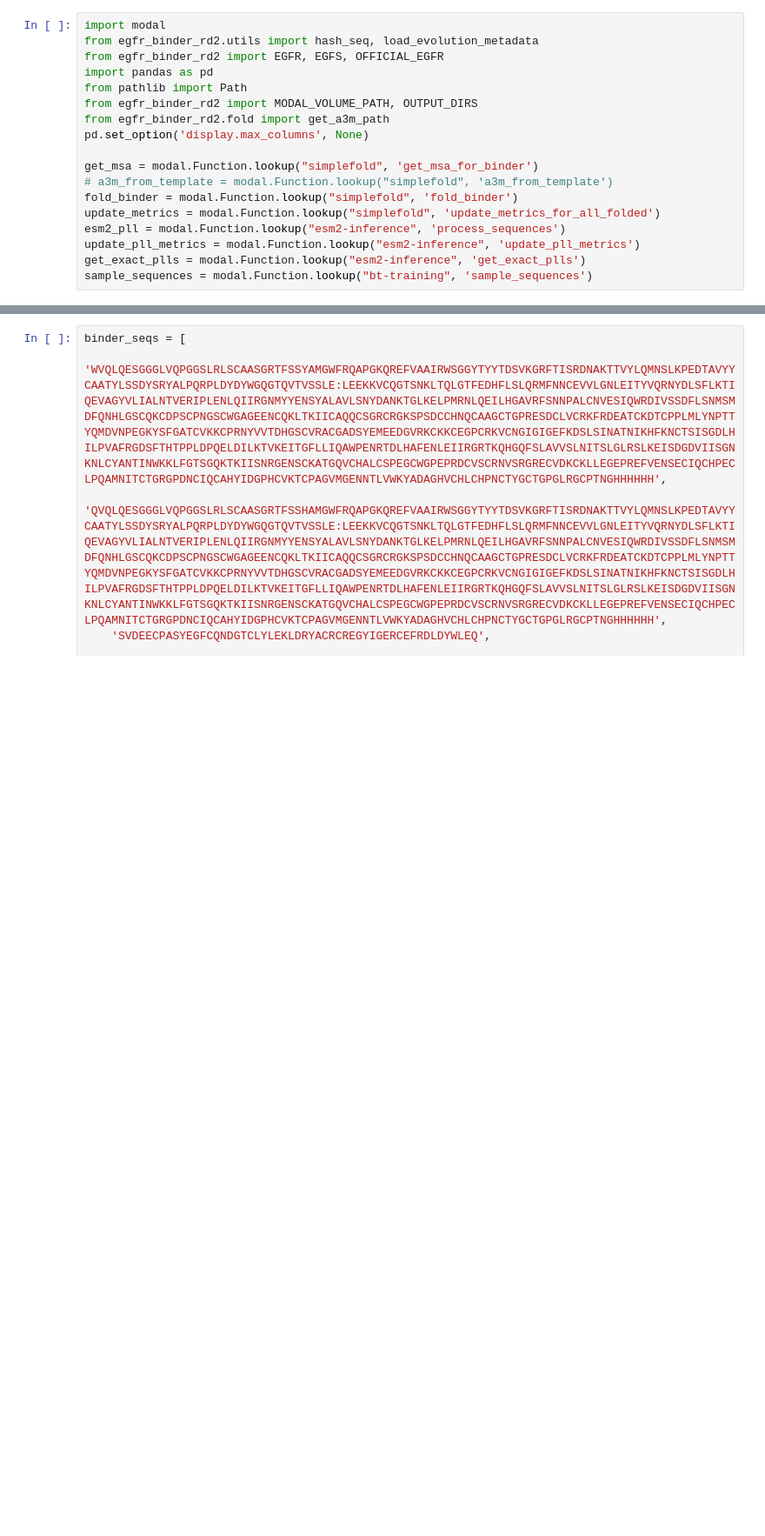
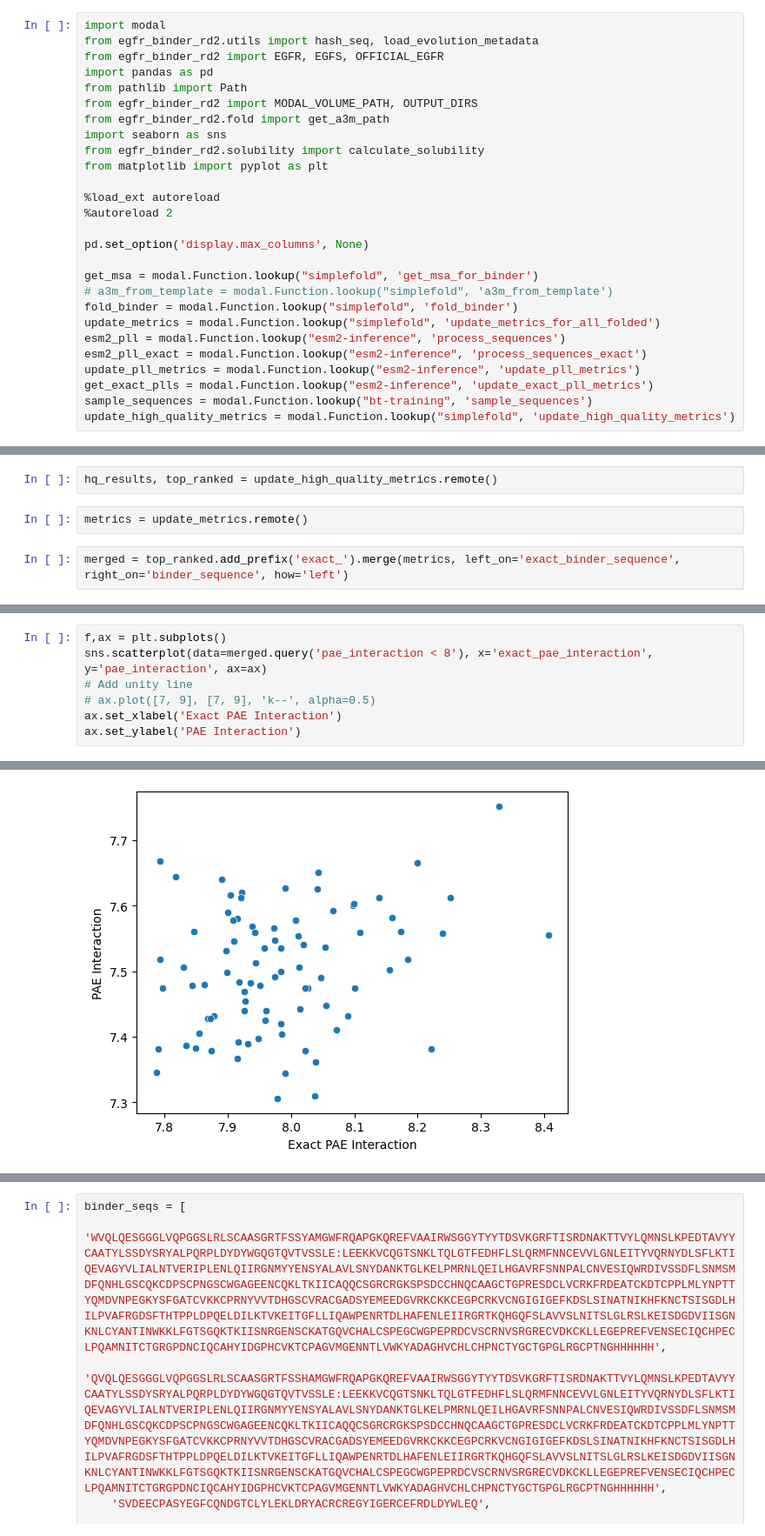
Before and after one commit to ANaka/egfr_binder_rd2, a Jupyter notebook: notebooks/fold.ipynb, the cells around one changed output, grey strips where cells are left out. Shown at 87% size. Saved outputs shown, nothing was run; the diff lists cells and outputs as text; blank space fills up the shorter version.

```diff
--- a/notebooks/fold.ipynb
+++ b/notebooks/fold.ipynb
@@ -6,6 +6,13 @@ import pandas as pd
 from pathlib import Path
 from egfr_binder_rd2 import MODAL_VOLUME_PATH, OUTPUT_DIRS
 from egfr_binder_rd2.fold import get_a3m_path
+import seaborn as sns
+from egfr_binder_rd2.solubility import calculate_solubility
+from matplotlib import pyplot as plt
+
+%load_ext autoreload
+%autoreload 2
+
 pd.set_option('display.max_columns', None)
 
 get_msa = modal.Function.lookup("simplefold", 'get_msa_for_binder')
@@ -13,6 +20,8 @@ get_msa = modal.Function.lookup("simplefold", 'get_msa_for_binder')
 fold_binder = modal.Function.lookup("simplefold", 'fold_binder')
 update_metrics = modal.Function.lookup("simplefold", 'update_metrics_for_all_folded')
 esm2_pll = modal.Function.lookup("esm2-inference", 'process_sequences')
+esm2_pll_exact = modal.Function.lookup("esm2-inference", 'process_sequences_exact')
 update_pll_metrics = modal.Function.lookup("esm2-inference", 'update_pll_metrics')
-get_exact_plls = modal.Function.lookup("esm2-inference", 'get_exact_plls')
+get_exact_plls = modal.Function.lookup("esm2-inference", 'update_exact_pll_metrics')
 sample_sequences = modal.Function.lookup("bt-training", 'sample_sequences')
+update_high_quality_metrics = modal.Function.lookup("simplefold", 'update_high_quality_metrics')
@@ -18,0 +31,6 @@ sample_sequences = modal.Function.lookup("bt-training", 'sample_sequences')
+# %%
+hq_results, top_ranked = update_high_quality_metrics.remote()
+# %%
+metrics = update_metrics.remote()
+# %%
+merged = top_ranked.add_prefix('exact_').merge(metrics, left_on='exact_binder_sequence', right_on='binder_sequence', how='left')
@@ -18,0 +41,8 @@ sample_sequences = modal.Function.lookup("bt-training", 'sample_sequences')
+# %%
+f,ax = plt.subplots()
+sns.scatterplot(data=merged.query('pae_interaction < 8'), x='exact_pae_interaction', y='pae_interaction', ax=ax)
+# Add unity line
+# ax.plot([7, 9], [7, 9], 'k--', alpha=0.5)
+ax.set_xlabel('Exact PAE Interaction')
+ax.set_ylabel('PAE Interaction')
+# %% [output]
@@ -18,0 +50 @@ sample_sequences = modal.Function.lookup("bt-training", 'sample_sequences')
+[figure, added]
```
Also changed, not shown: parts of 27 cells of this notebook, 10 other files.
